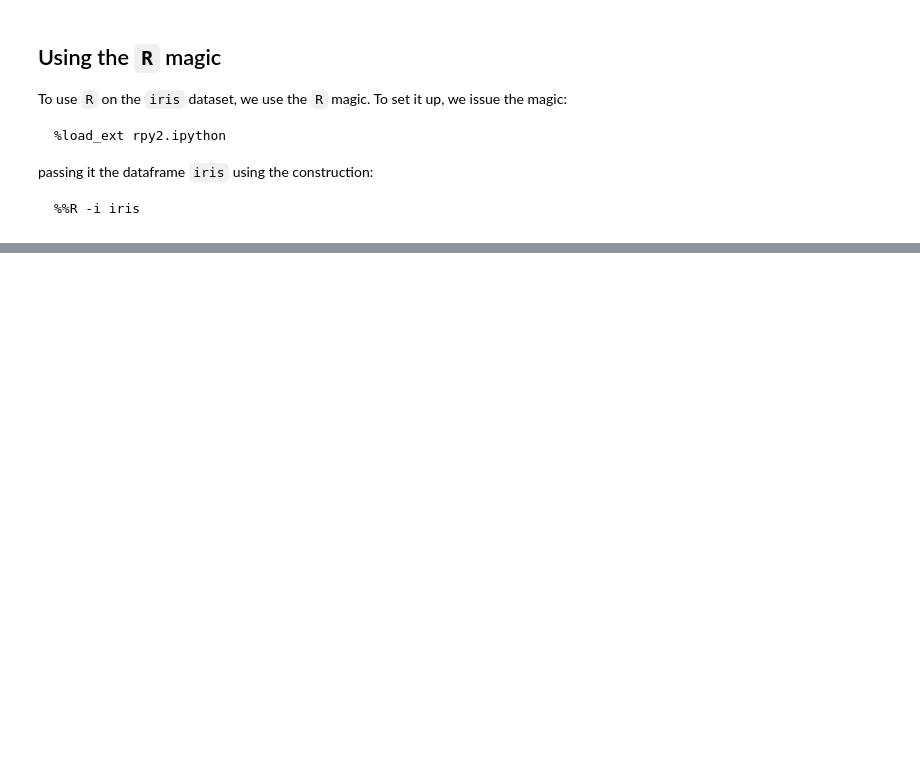
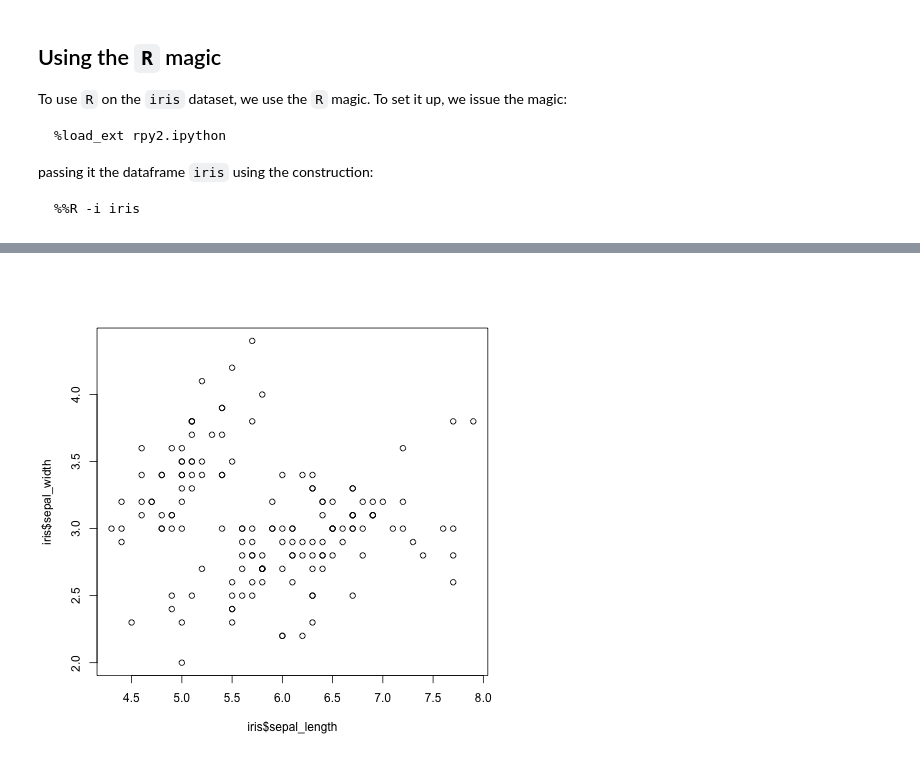
Before and after one commit to widdowquinn/jupyter_demos, a Jupyter notebook: 02-python/03-r_from_python.ipynb, the cells around one changed output, grey strips where cells are left out. Saved outputs shown, nothing was run; the diff lists cells and outputs as text; code cells hidden in the pictures; blank space fills up the shorter version.

```diff
--- a/02-python/03-r_from_python.ipynb
+++ b/02-python/03-r_from_python.ipynb
@@ -58,2 +56,7 @@ ModuleNotFoundError: No module named 'simplegeneric'
 # %%
 %%R -i iris
+
+head(iris)
+plot(iris$sepal_length, iris$sepal_width)
+# %% [output]
+[figure, added]
```
Also changed, not shown: parts of 3 cells of this notebook, 5 other files.
